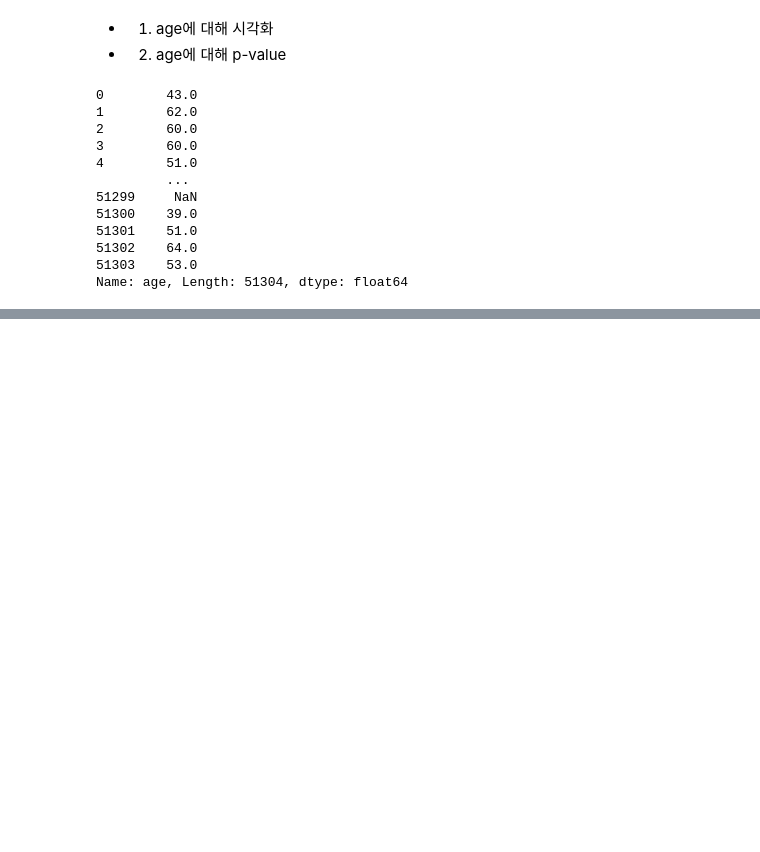
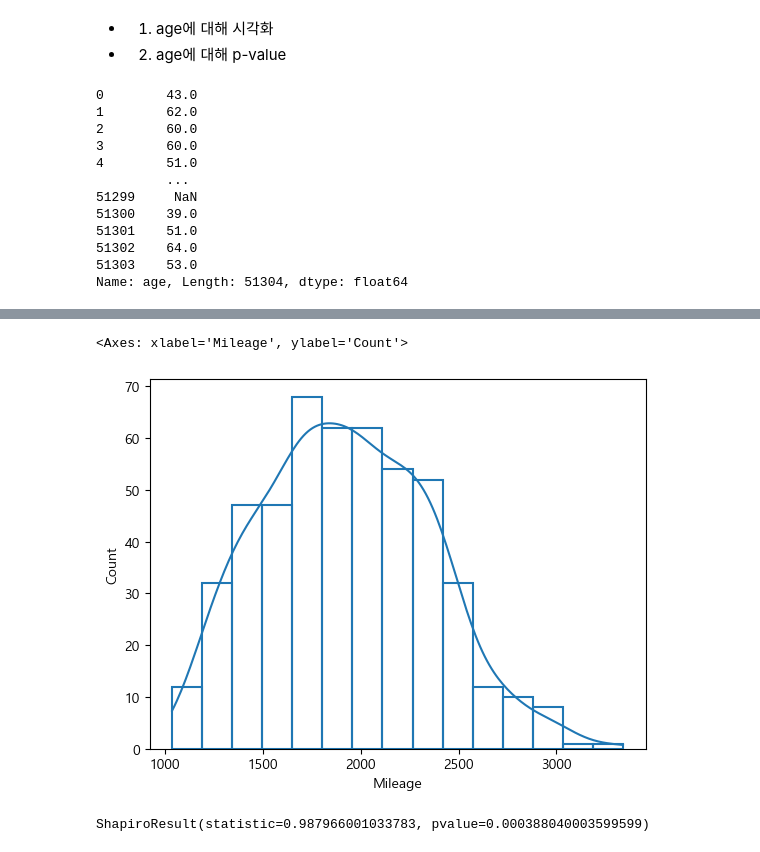
Before and after one commit to SSSanga/study_data_analytics, a Jupyter notebook: codes/CDA/TypeOfContractChannel_CDA_singlevalue.ipynb, the cells around one changed output, grey strips where cells are left out. Saved outputs shown, nothing was run; the diff lists cells and outputs as text; code cells hidden in the pictures; blank space fills up the shorter version.

```diff
--- a/codes/CDA/TypeOfContractChannel_CDA_singlevalue.ipynb
+++ b/codes/CDA/TypeOfContractChannel_CDA_singlevalue.ipynb
@@ -78,0 +99,3 @@ stats.anderson(df_TOCC_age)
+# %%
+df_TOCC_dropna=df_TOCC.dropna()[:500]
+df_TOCC_dropna[:2]
@@ -78,0 +106,9 @@ stats.anderson(df_TOCC_age)
+# %%
+sns.histplot(data=df_TOCC_dropna, x='Mileage', kde=True, fill=False)
+# %% [output]
+<Axes: xlabel='Mileage', ylabel='Count'>
+[figure, added]
+# %%
+stats.shapiro(df_TOCC_dropna['Mileage'])
+# %% [output]
+ShapiroResult(statistic=0.987966001033783, pvalue=0.000388040003599599)
```
Also changed, not shown: parts of 12 cells of this notebook, 4 other files.
